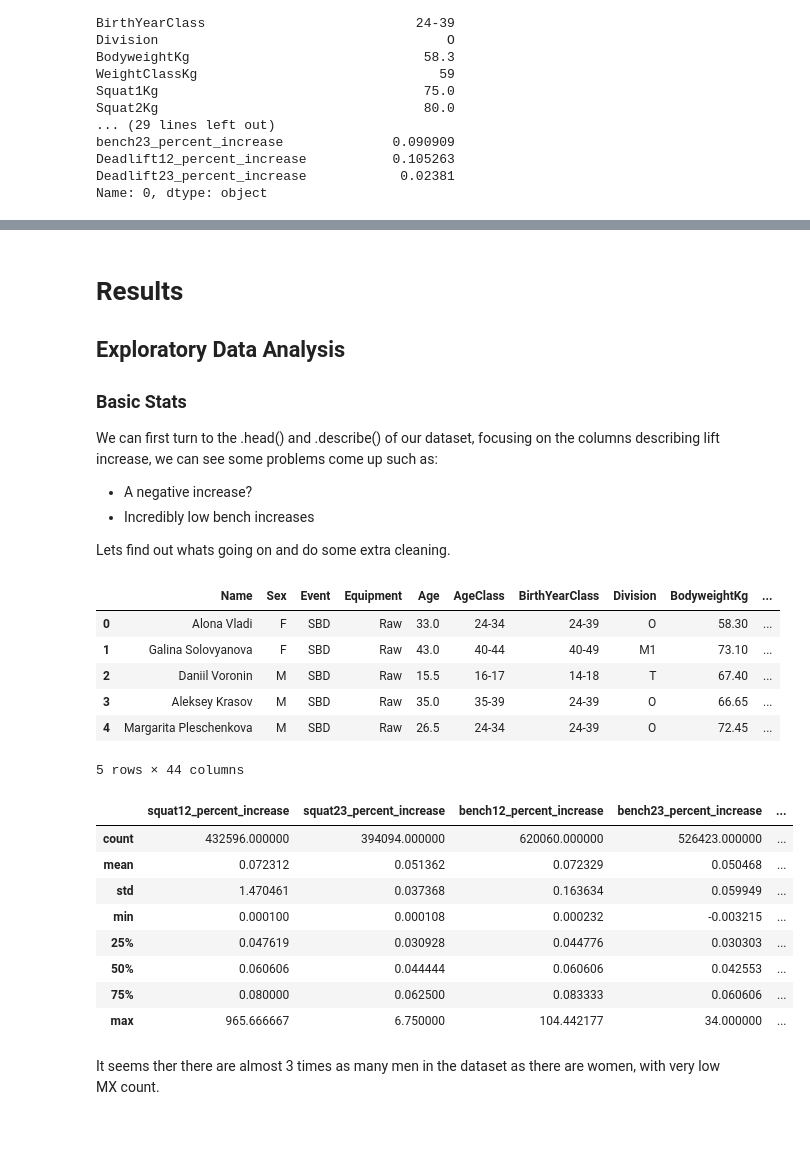
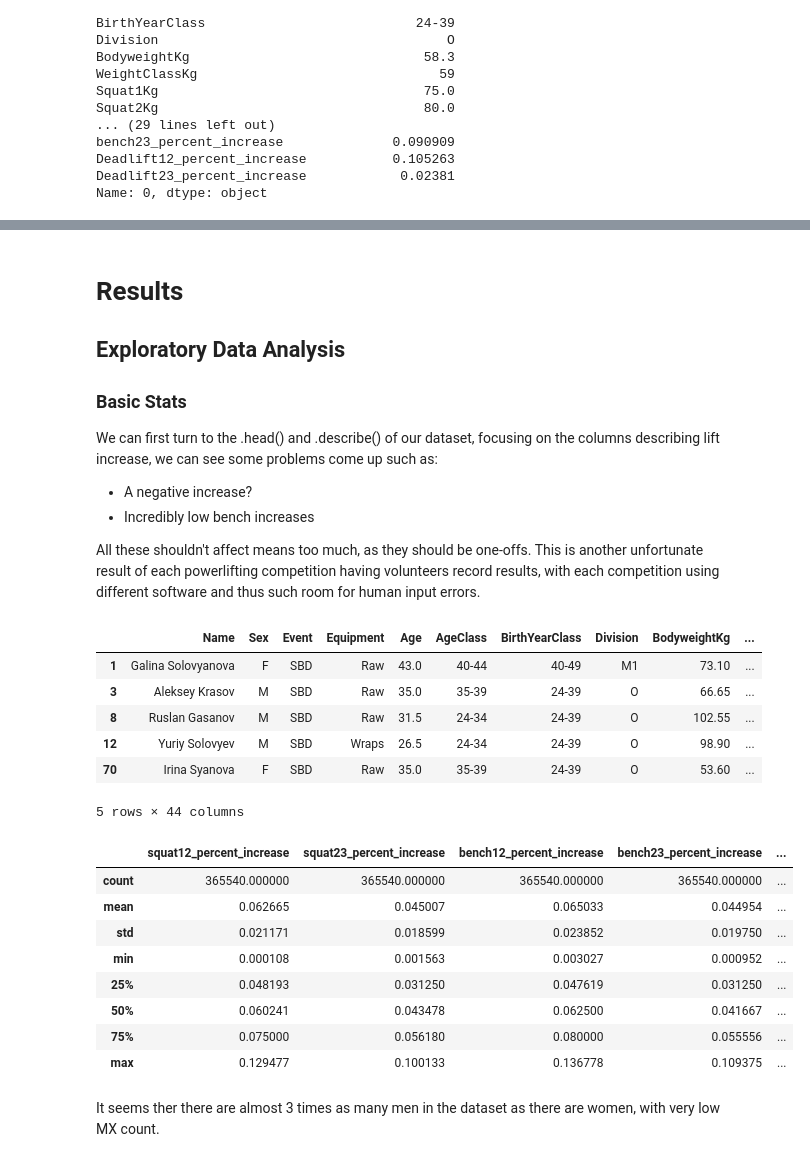
Before and after one commit to COGS108/Group035_WI24, a Jupyter notebook: EDACheckpoint_Group035_WI24.ipynb, the cells around one changed output, grey strips where cells are left out. Cells and saved outputs as stored; diff of their text form; code cells hidden in the pictures; blank space fills up the shorter version.

```diff
--- a/EDACheckpoint_Group035_WI24.ipynb
+++ b/EDACheckpoint_Group035_WI24.ipynb
@@ -228,0 +235,27 @@ Name: 0, dtype: object
+# %%
+def clean_outliers(df_toclean, col):
+
+    #under no circumstances would anyone need a 100% increase
+    df_toclean = df_toclean[df_toclean[col] < 1]
+
+    #not possible to decrease weight, data entry error.
+    df_toclean = df_toclean[df_toclean[col] > 0]
+
+    Q1 = df_toclean[col].quantile(0.25)
+    Q3 = df_toclean[col].quantile(0.75)
+    IQR = Q3 - Q1
+
+    upper_whisker = Q3 + (1.5 * IQR)
+    # Filter out the data points that are greater than the upper whisker value
+    df_toclean = df_toclean[df_toclean[col] <= upper_whisker]
+
+    return df_toclean
+# %%
+df = clean_outliers(df, 'bench23_percent_increase')
+df = clean_outliers(df, 'squat12_percent_increase')
+df = clean_outliers(df, 'squat23_percent_increase')
+df = clean_outliers(df, 'bench12_percent_increase')
+df = clean_outliers(df, 'Deadlift12_percent_increase')
+df = clean_outliers(df, 'Deadlift23_percent_increase')
+
+df_temp[LIFT_INCREASE_COLUMNS].describe()
@@ -238,7 +281,7 @@ We can first turn to the .head() and .describe() of our dataset, focusing on the
  - A negative increase?
  - Incredibly low bench increases
 
-Lets find out whats going on and do some extra cleaning.
+All these shouldn't affect means too much, as they should be one-offs. This is another unfortunate result of each powerlifting competition having volunteers record results, with each competition using different software and thus such room for human input errors.
 # %%
 import seaborn as sns
 import matplotlib.pyplot as plt
@@ -250,24 +291,24 @@ LIFT_INCREASE_COLUMNS = ['squat12_percent_increase','squat23_percent_increase',
 df.head()
 # %% [output]
 |  | Name | Sex | Event | Equipment | Age | AgeClass | BirthYearClass | Division | BodyweightKg | ... |
-| 0 | Alona Vladi | F | SBD | Raw | 33.0 | 24-34 | 24-39 | O | 58.30 | ... |
 | 1 | Galina Solovyanova | F | SBD | Raw | 43.0 | 40-44 | 40-49 | M1 | 73.10 | ... |
-| 2 | Daniil Voronin | M | SBD | Raw | 15.5 | 16-17 | 14-18 | T | 67.40 | ... |
 | 3 | Aleksey Krasov | M | SBD | Raw | 35.0 | 35-39 | 24-39 | O | 66.65 | ... |
-| 4 | Margarita Pleschenkova | M | SBD | Raw | 26.5 | 24-34 | 24-39 | O | 72.45 | ... |
+| 8 | Ruslan Gasanov | M | SBD | Raw | 31.5 | 24-34 | 24-39 | O | 102.55 | ... |
+| 12 | Yuriy Solovyev | M | SBD | Wraps | 26.5 | 24-34 | 24-39 | O | 98.90 | ... |
+| 70 | Irina Syanova | F | SBD | Raw | 35.0 | 35-39 | 24-39 | O | 53.60 | ... |
 5 rows × 44 columns
 # %%
-df_temp[LIFT_INCREASE_COLUMNS].describe()
+df[LIFT_INCREASE_COLUMNS].describe()
 # %% [output]
 |  | squat12_percent_increase | squat23_percent_increase | bench12_percent_increase | bench23_percent_increase | ... |
-| count | 432596.000000 | 394094.000000 | 620060.000000 | 526423.000000 | ... |
-| mean | 0.072312 | 0.051362 | 0.072329 | 0.050468 | ... |
-| std | 1.470461 | 0.037368 | 0.163634 | 0.059949 | ... |
-| min | 0.000100 | 0.000108 | 0.000232 | -0.003215 | ... |
-| 25% | 0.047619 | 0.030928 | 0.044776 | 0.030303 | ... |
-| 50% | 0.060606 | 0.044444 | 0.060606 | 0.042553 | ... |
-| 75% | 0.080000 | 0.062500 | 0.083333 | 0.060606 | ... |
-| max | 965.666667 | 6.750000 | 104.442177 | 34.000000 | ... |
+| count | 365540.000000 | 365540.000000 | 365540.000000 | 365540.000000 | ... |
+| mean | 0.062665 | 0.045007 | 0.065033 | 0.044954 | ... |
+| std | 0.021171 | 0.018599 | 0.023852 | 0.019750 | ... |
+| min | 0.000108 | 0.001563 | 0.003027 | 0.000952 | ... |
+| 25% | 0.048193 | 0.031250 | 0.047619 | 0.031250 | ... |
+| 50% | 0.060241 | 0.043478 | 0.062500 | 0.041667 | ... |
+| 75% | 0.075000 | 0.056180 | 0.080000 | 0.055556 | ... |
+| max | 0.129477 | 0.100133 | 0.136778 | 0.109375 | ... |
 # %% [markdown]
 It seems ther there are almost 3 times as many men in the dataset as there are women, with very low MX count.
 # %%
```
Also changed, not shown: parts of 11 cells of this notebook.
